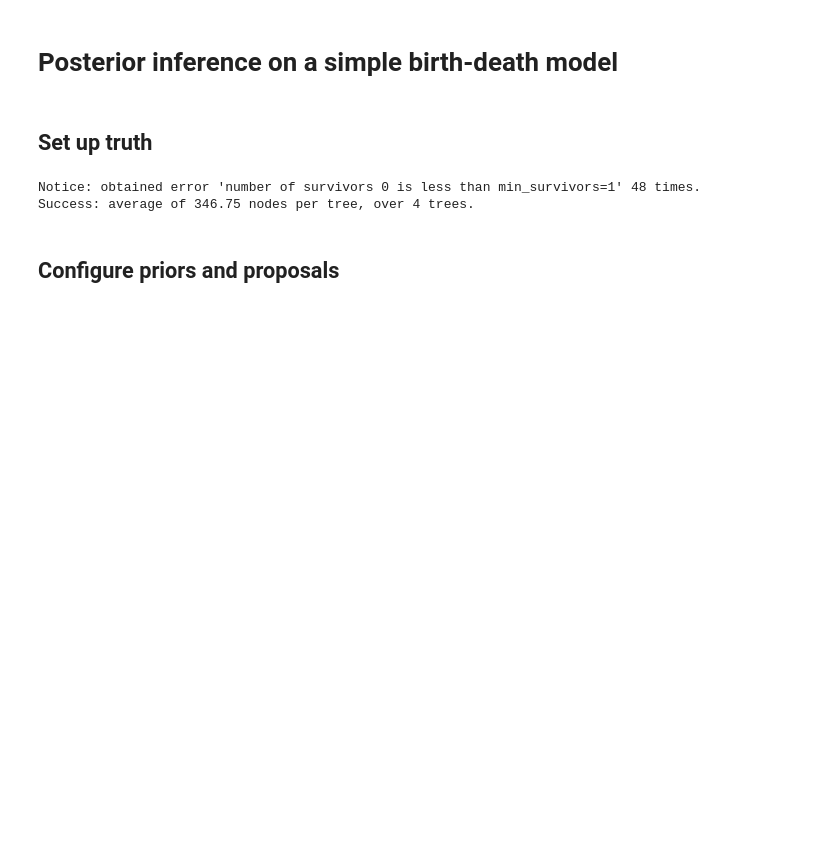
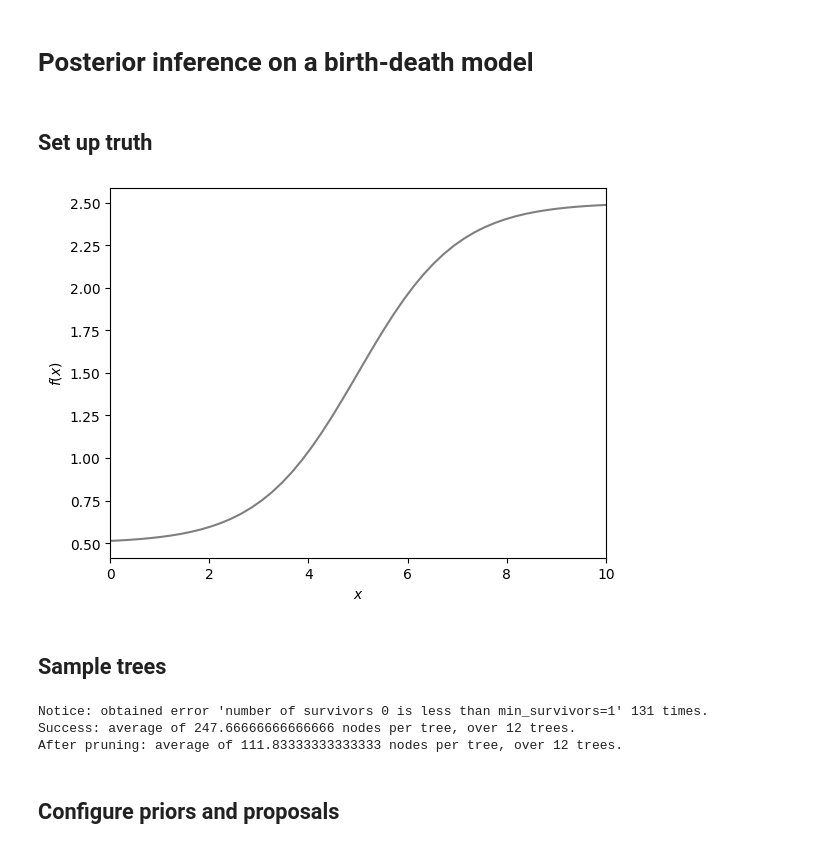
Before and after one commit to matsengrp/gcdyn, a Jupyter notebook: notebooks/inference/birth_death/mcmc/mcmc-demo.ipynb, the cells around one changed output. Drawn from its saved outputs; the diff is of its cells as text; code cells hidden in the pictures; blank space fills up the shorter version.

```diff
--- a/notebooks/inference/birth_death/mcmc/mcmc-demo.ipynb
+++ b/notebooks/inference/birth_death/mcmc/mcmc-demo.ipynb
@@ -1,5 +1,5 @@
 # %% [markdown]
-# Posterior inference on a simple birth-death model
+# Posterior inference on a birth-death model
 # %%
 from gcdyn import models, mutators, poisson, utils
 from scipy.stats import gamma, lognorm, norm
@@ -15,8 +15,6 @@ config.update("jax_enable_x64", True)
 # %% [markdown]
 ## Set up truth
 # %%
-seed = 10
-
 # (Deliberately avoiding rate parameters == constant 1, because a lot of bugs hide in this scenario)
 true_parameters = {
     "birth_response": poisson.SigmoidResponse(1.0, 5.0, 2.0, 0.5),
@@ -36,18 +34,38 @@ true_parameters = {
         / 9,
     ),
     "extant_sampling_probability": 1,
+    "extinct_sampling_probability": 0,
 }
-
-PRESENT_TIME = 5
-
-trees = utils.sample_trees(n=4, t=PRESENT_TIME, init_x=1, **true_parameters, seed=seed)
-
-for tree in trees:
-    tree._pruned = True
-# to let σ=1
-# %% [output]
-Notice: obtained error 'number of survivors 0 is less than min_survivors=1' 48 times.
-Success: average of 346.75 nodes per tree, over 4 trees.
+# %%
+utils.plot_responses(true_parameters["birth_response"], x_range=(0, 10))
+# %% [output]
+[figure, added]
+# %% [markdown]
+## Sample trees
+# %%
+seed = 10
+
+PRESENT_TIME = 4
+
+trees = utils.sample_trees(n=12, t=PRESENT_TIME, init_x=1, **true_parameters, seed=seed)
+
+for tree in trees:
+    if true_parameters["extinct_sampling_probability"] == 1:
+        tree._pruned = True
+    elif true_parameters["extinct_sampling_probability"] == 0:
+        tree.prune()
+
+print(
+    "After pruning: average of",
+    sum(len(list(tree.traverse())) for tree in trees) / len(trees),
+    "nodes per tree, over",
+    len(trees),
+    "trees.",
+)
+# %% [output]
+Notice: obtained error 'number of survivors 0 is less than min_survivors=1' 131 times.
+Success: average of 247.66666666666666 nodes per tree, over 12 trees.
+After pruning: average of 111.83333333333333 nodes per tree, over 12 trees.
 # %% [markdown]
 ## Configure priors and proposals
 # %%
```
Also changed, not shown: parts of 18 cells of this notebook, 3 other files.
